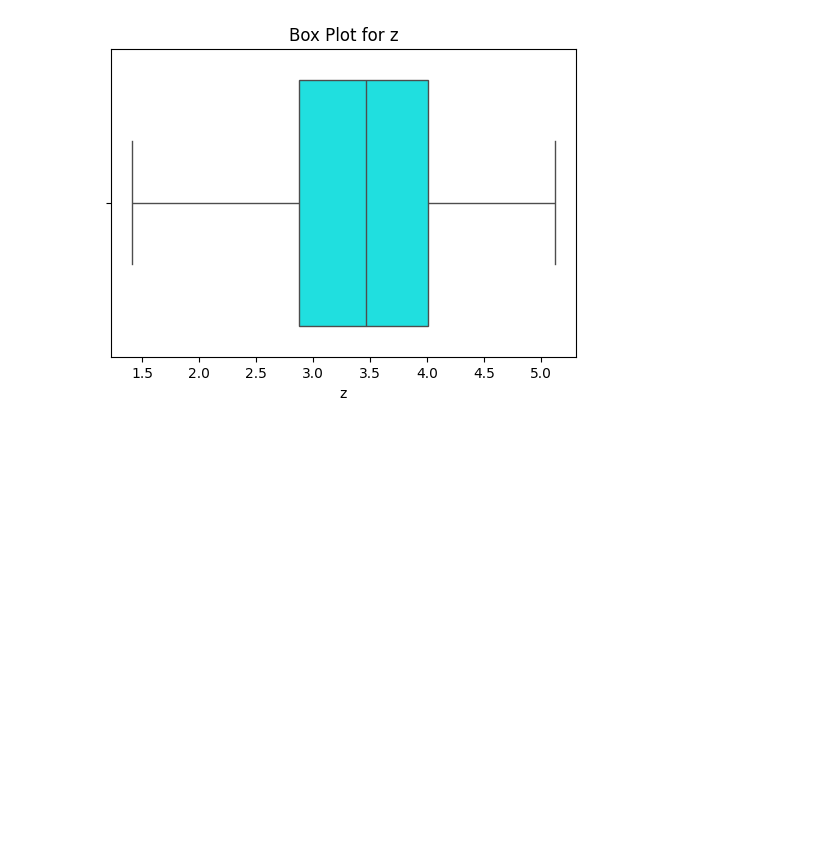
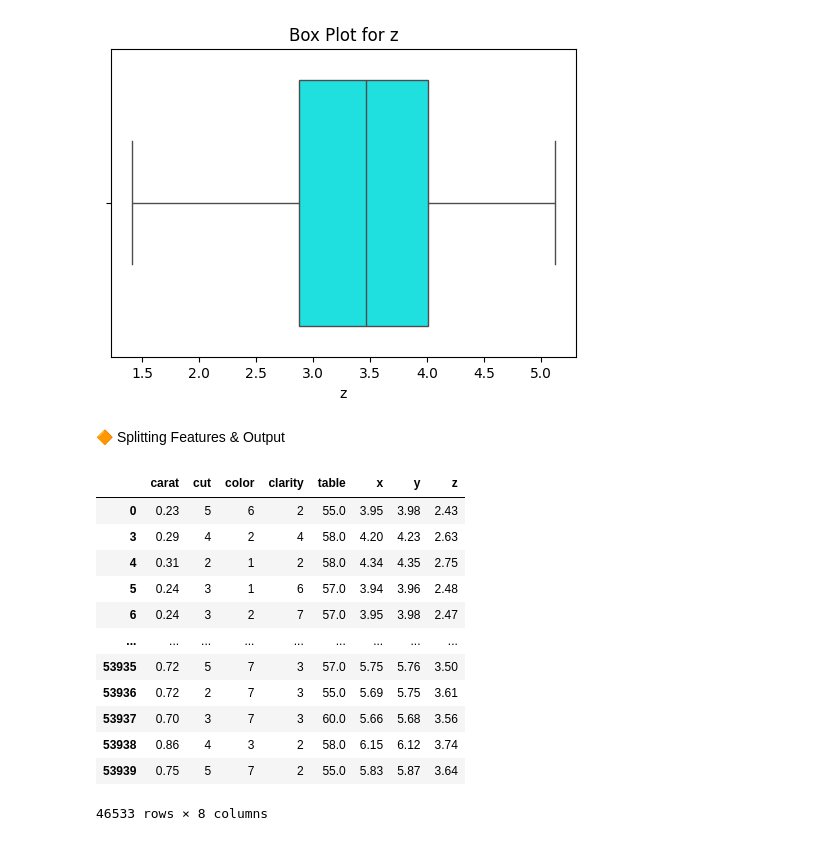
Before and after one commit to Kasfia-Mostafa/DiamondPricePredictor, a Jupyter notebook: Diamonds.ipynb, the cells around one changed output. Drawn from its saved outputs; the diff is of its cells as text; code cells hidden in the pictures; blank space fills up the shorter version.

```diff
--- a/Diamonds.ipynb
+++ b/Diamonds.ipynb
@@ -289,3 +289,22 @@ for feature in data.columns:
 [figure]
 [figure]
 [figure]
+# %% [markdown]
+🔶 Splitting Features & Output
+# %%
+X = data.drop(['price'] , axis=1 , inplace = False)
+X
+# %% [output]
+|  | carat | cut | color | clarity | table | x | y | z |
+| 0 | 0.23 | 5 | 6 | 2 | 55.0 | 3.95 | 3.98 | 2.43 |
+| 3 | 0.29 | 4 | 2 | 4 | 58.0 | 4.20 | 4.23 | 2.63 |
+| 4 | 0.31 | 2 | 1 | 2 | 58.0 | 4.34 | 4.35 | 2.75 |
+| 5 | 0.24 | 3 | 1 | 6 | 57.0 | 3.94 | 3.96 | 2.48 |
+| 6 | 0.24 | 3 | 2 | 7 | 57.0 | 3.95 | 3.98 | 2.47 |
+| ... | ... | ... | ... | ... | ... | ... | ... | ... |
+| 53935 | 0.72 | 5 | 7 | 3 | 57.0 | 5.75 | 5.76 | 3.50 |
+| 53936 | 0.72 | 2 | 7 | 3 | 55.0 | 5.69 | 5.75 | 3.61 |
+| 53937 | 0.70 | 3 | 7 | 3 | 60.0 | 5.66 | 5.68 | 3.56 |
+| 53938 | 0.86 | 4 | 3 | 2 | 58.0 | 6.15 | 6.12 | 3.74 |
+| 53939 | 0.75 | 5 | 7 | 2 | 55.0 | 5.83 | 5.87 | 3.64 |
+46533 rows × 8 columns
```
Also changed, not shown: parts of 11 cells of this notebook.
